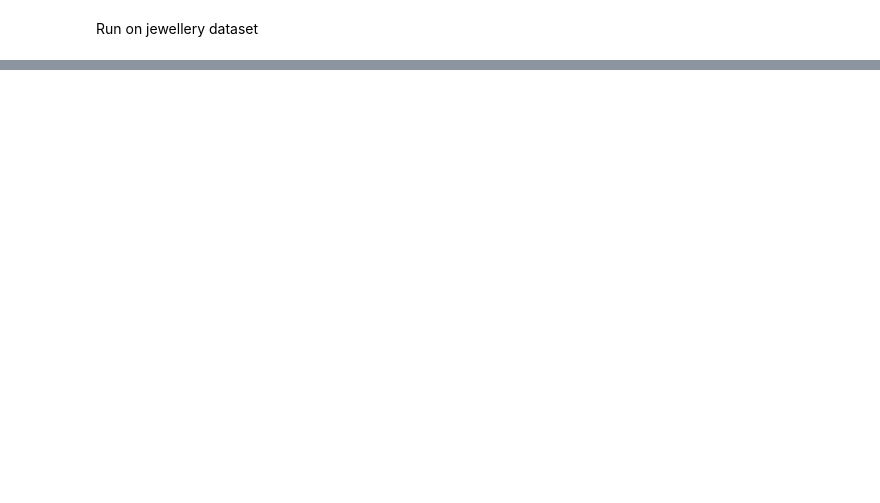
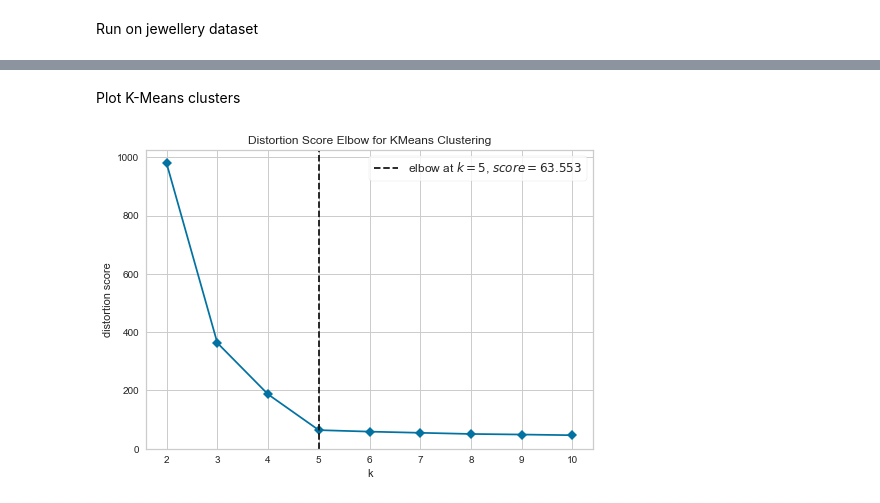
Before and after one commit to paul1409/255-assignments, a Jupyter notebook: Clustering/dbScan.ipynb, the cells around one changed output, grey strips where cells are left out. Cells and saved outputs as stored; diff of their text form; code cells hidden in the pictures; blank space fills up the shorter version.

Commit message:
Show plots

```diff
--- a/Clustering/dbScan.ipynb
+++ b/Clustering/dbScan.ipynb
@@ -73,0 +59,3 @@ cluster = setup(data = jewellery, use_gpu = True)
+# %%
+kmeans = create_model('kmeans')
+print(kmeans)
@@ -73,0 +87,2 @@ cluster = setup(data = jewellery, use_gpu = True)
+# %% [markdown]
+Plot K-Means clusters
@@ -73,0 +91,4 @@ cluster = setup(data = jewellery, use_gpu = True)
+# %%
+plot_model(kmeans, plot = 'elbow')
+# %% [output]
+[figure, added]
```
Also changed, not shown: parts of 20 cells of this notebook.
